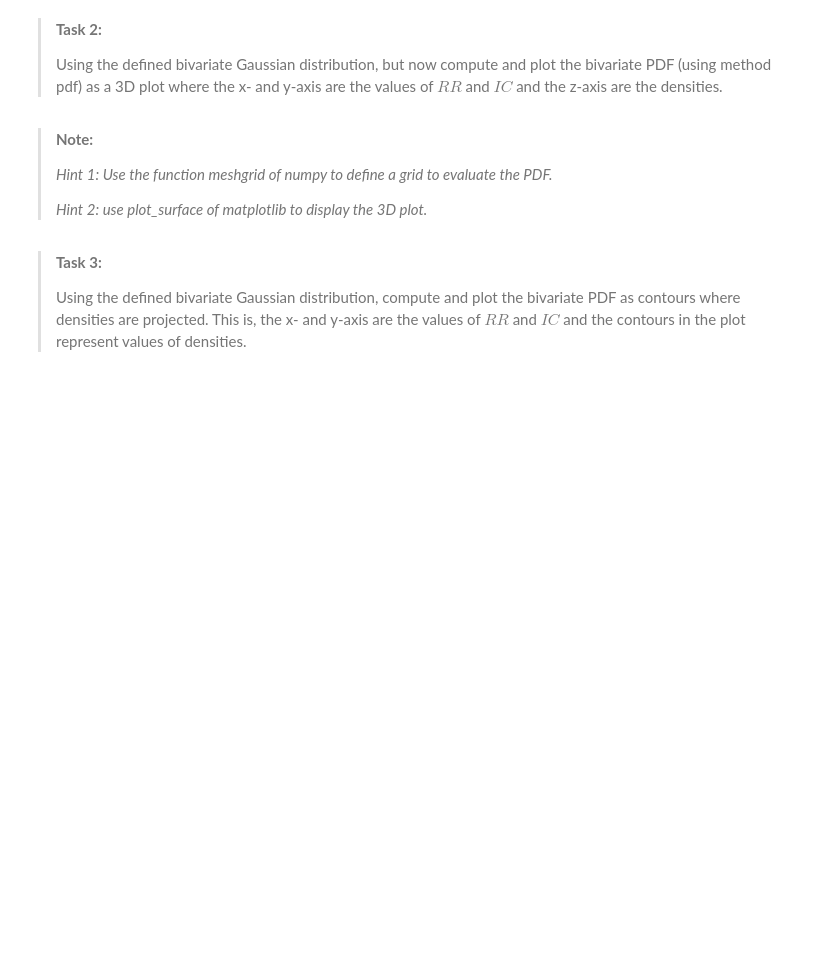
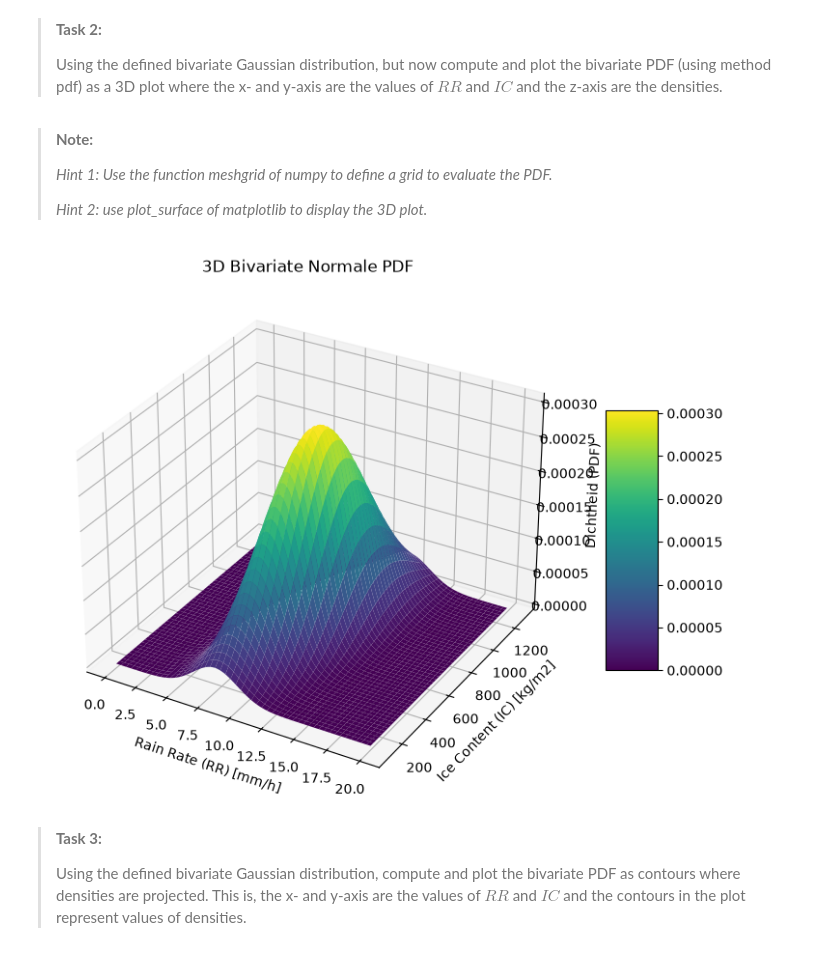
Before and after one commit to niwasaki04/PA1.5, a Jupyter notebook: scipy_statcs_3d_plots.ipynb, the cells around one changed output. Cells and saved outputs as stored; diff of their text form; code cells hidden in the pictures; blank space fills up the shorter version.

```diff
--- a/scipy_statcs_3d_plots.ipynb
+++ b/scipy_statcs_3d_plots.ipynb
@@ -101,18 +168,35 @@ print(f"The shape of the mesh is: {mesh_plot.shape}")
 # %%
 # Define the mesh of values where we want to evaluate the random variables
 n = 200 #size of the mesh
-values_RR = np.linspace(### YOUR CODE HERE ###)
-values_IC = np.linspace(### YOUR CODE HERE ###)
+values_RR = np.linspace(0,20,n)
+values_IC = np.linspace(100,1300,n)
 
 # Define the grid
-X1,X2 = np.meshgrid(### YOUR CODE HERE ###)
-X = ### YOUR CODE HERE ###
+X1,X2 = np.meshgrid(values_RR, values_IC)
+
+X1_1D = np.concatenate(X1.T)
+X2_1D = np.concatenate(X2.T)
+X = np.array([X1_1D,X2_1D]).T
+
 
 # Evaluate the PDF
 Z = multivariate_normal(mean=mu, cov=sigma).pdf(X)
+mesh_plot = Z.reshape(X1.shape).T
 
 # Create the 3D plot
 ### YOUR CODE LINES HERE
+fig = plt.figure(figsize=(10, 7))
+ax = fig.add_subplot(111, projection='3d')
+surf = ax.plot_surface(X1, X2, mesh_plot, cmap='viridis', edgecolor='none')
+
+ax.set_xlabel('Rain Rate (RR) [mm/h]')
+ax.set_ylabel('Ice Content (IC) [kg/m2]')
+ax.set_zlabel('Dichtheid (PDF)')
+ax.set_title('3D Bivariate Normale PDF')
+fig.colorbar(surf, ax=ax, shrink=0.5, aspect=5)
+plt.show()
+# %% [output]
+[figure, added]
 # %% [markdown]
 > **Task 3:**
 >
```
Also changed, not shown: parts of 8 cells of this notebook.
